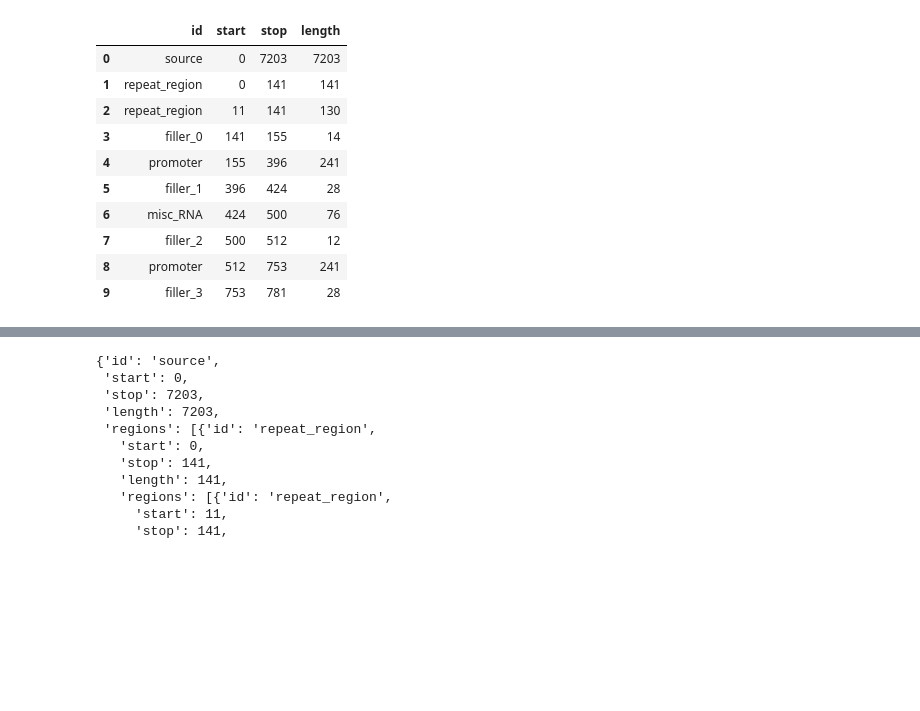
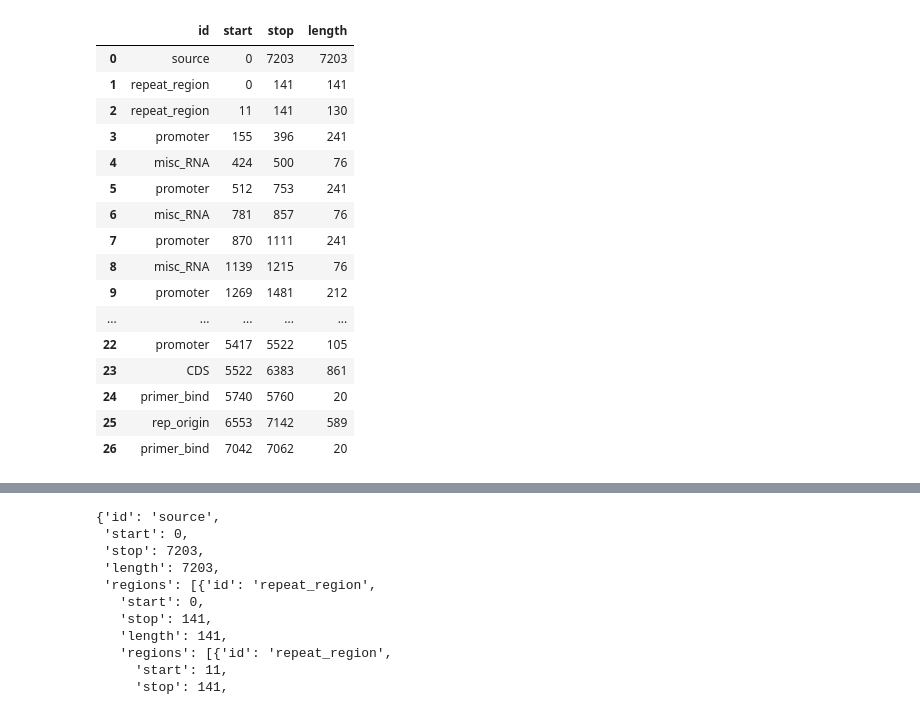
Before and after one commit to pachterlab/seqspec, a Jupyter notebook: examples/parse_genbank.ipynb, the cells around one changed output, grey strips where cells are left out. Cells and saved outputs as stored; diff of their text form; code cells hidden in the pictures; blank space fills up the shorter version.

```diff
--- a/examples/parse_genbank.ipynb
+++ b/examples/parse_genbank.ipynb
@@ -325,7 +348,7 @@ for f in gb.features:
       break
   if need_filler:
     need_filler = False
-    feat.append(filler)
+    # feat.append(filler)
   feat.append({
       "id": id,
       "label": label,
@@ -358,17 +361,23 @@ Successfully installed newick-1.9.0 seqspec-0.1.1
 # %%
 from seqspec.Region import Region
 # %%
-import pandas as pd
-pd.DataFrame(feat).head(10)[["id", "start", "stop", "length"]]
+
+pd.DataFrame(feat)[["id", "start", "stop", "length"]]
 # %% [output]
 |  | id | start | stop | length |
 | 0 | source | 0 | 7203 | 7203 |
 | 1 | repeat_region | 0 | 141 | 141 |
 | 2 | repeat_region | 11 | 141 | 130 |
-| 3 | filler_0 | 141 | 155 | 14 |
-| 4 | promoter | 155 | 396 | 241 |
-| 5 | filler_1 | 396 | 424 | 28 |
-| 6 | misc_RNA | 424 | 500 | 76 |
-| 7 | filler_2 | 500 | 512 | 12 |
-| 8 | promoter | 512 | 753 | 241 |
-| 9 | filler_3 | 753 | 781 | 28 |
+| 3 | promoter | 155 | 396 | 241 |
+| 4 | misc_RNA | 424 | 500 | 76 |
+| 5 | promoter | 512 | 753 | 241 |
+| 6 | misc_RNA | 781 | 857 | 76 |
+| 7 | promoter | 870 | 1111 | 241 |
+| 8 | misc_RNA | 1139 | 1215 | 76 |
+| 9 | promoter | 1269 | 1481 | 212 |
+| ... | ... | ... | ... | ... |
+| 22 | promoter | 5417 | 5522 | 105 |
+| 23 | CDS | 5522 | 6383 | 861 |
+| 24 | primer_bind | 5740 | 5760 | 20 |
+| 25 | rep_origin | 6553 | 7142 | 589 |
+| 26 | primer_bind | 7042 | 7062 | 20 |
```
Also changed, not shown: parts of 7 cells of this notebook.
